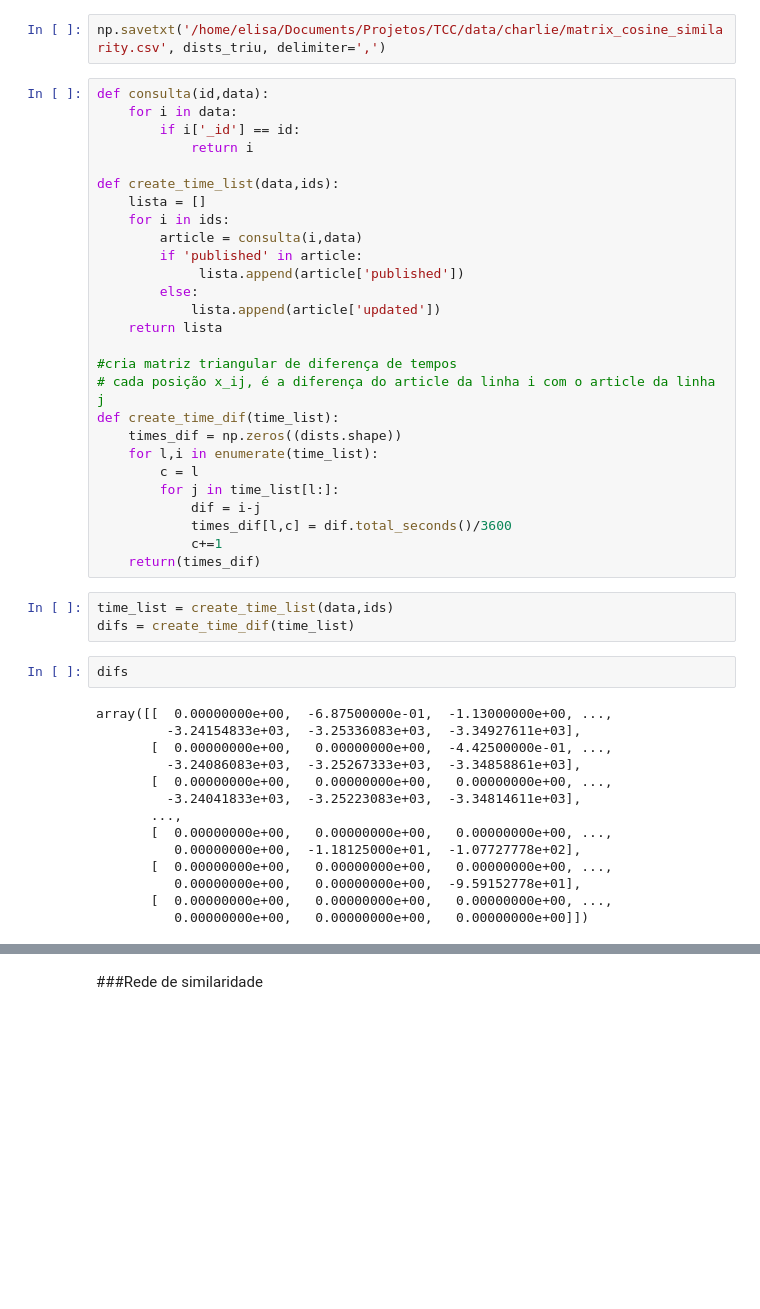
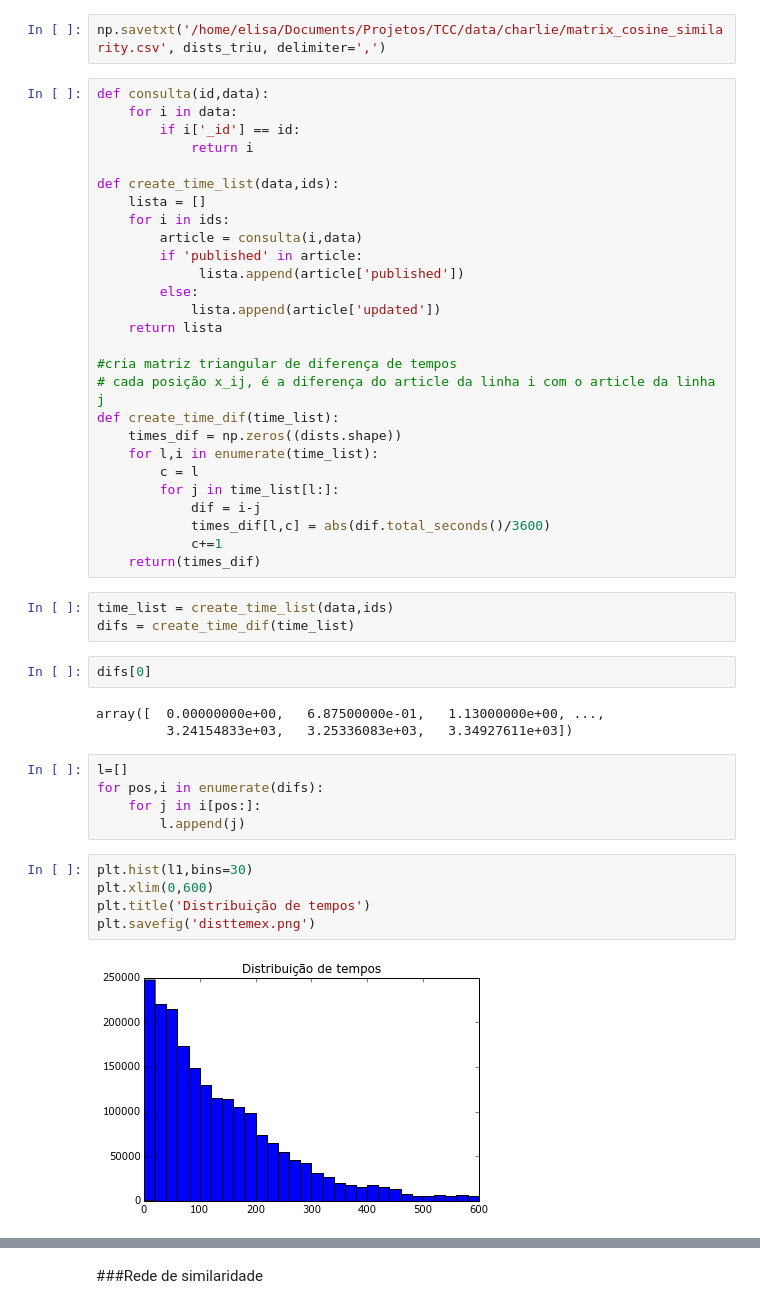
Before and after one commit to elisamussumeci/TCC, a Jupyter notebook: Notebook/TCC - Word2Vec Similaridade.ipynb, the cells around one changed output, grey strips where cells are left out. Cells and saved outputs as stored; diff of their text form; blank space fills up the shorter version.

```diff
--- a/Notebook/TCC - Word2Vec Similaridade.ipynb
+++ b/Notebook/TCC - Word2Vec Similaridade.ipynb
@@ -310,26 +310,27 @@ def create_time_dif(time_list):
         c = l
         for j in time_list[l:]:
             dif = i-j
-            times_dif[l,c] = dif.total_seconds()/3600
+            times_dif[l,c] = abs(dif.total_seconds()/3600)
             c+=1
     return(times_dif)
 # %%
 time_list = create_time_list(data,ids)
 difs = create_time_dif(time_list)
 # %%
-difs
+difs[0]
 # %% [output]
-array([[  0.00000000e+00,  -6.87500000e-01,  -1.13000000e+00, ...,
-         -3.24154833e+03,  -3.25336083e+03,  -3.34927611e+03],
-       [  0.00000000e+00,   0.00000000e+00,  -4.42500000e-01, ...,
-         -3.24086083e+03,  -3.25267333e+03,  -3.34858861e+03],
-       [  0.00000000e+00,   0.00000000e+00,   0.00000000e+00, ...,
-         -3.24041833e+03,  -3.25223083e+03,  -3.34814611e+03],
-       ...,
-       [  0.00000000e+00,   0.00000000e+00,   0.00000000e+00, ...,
-          0.00000000e+00,  -1.18125000e+01,  -1.07727778e+02],
-       [  0.00000000e+00,   0.00000000e+00,   0.00000000e+00, ...,
-          0.00000000e+00,   0.00000000e+00,  -9.59152778e+01],
-       [  0.00000000e+00,   0.00000000e+00,   0.00000000e+00, ...,
-          0.00000000e+00,   0.00000000e+00,   0.00000000e+00]])
+array([  0.00000000e+00,   6.87500000e-01,   1.13000000e+00, ...,
+         3.24154833e+03,   3.25336083e+03,   3.34927611e+03])
+# %%
+l=[]
+for pos,i in enumerate(difs):
+    for j in i[pos:]:
+        l.append(j)
+# %%
+plt.hist(l1,bins=30)
+plt.xlim(0,600)
+plt.title('Distribuição de tempos')
+plt.savefig('disttemex.png')
+# %% [output]
+[figure, added]
 # %%
```
Also changed, not shown: parts of 3 cells of this notebook, 9 other files.
